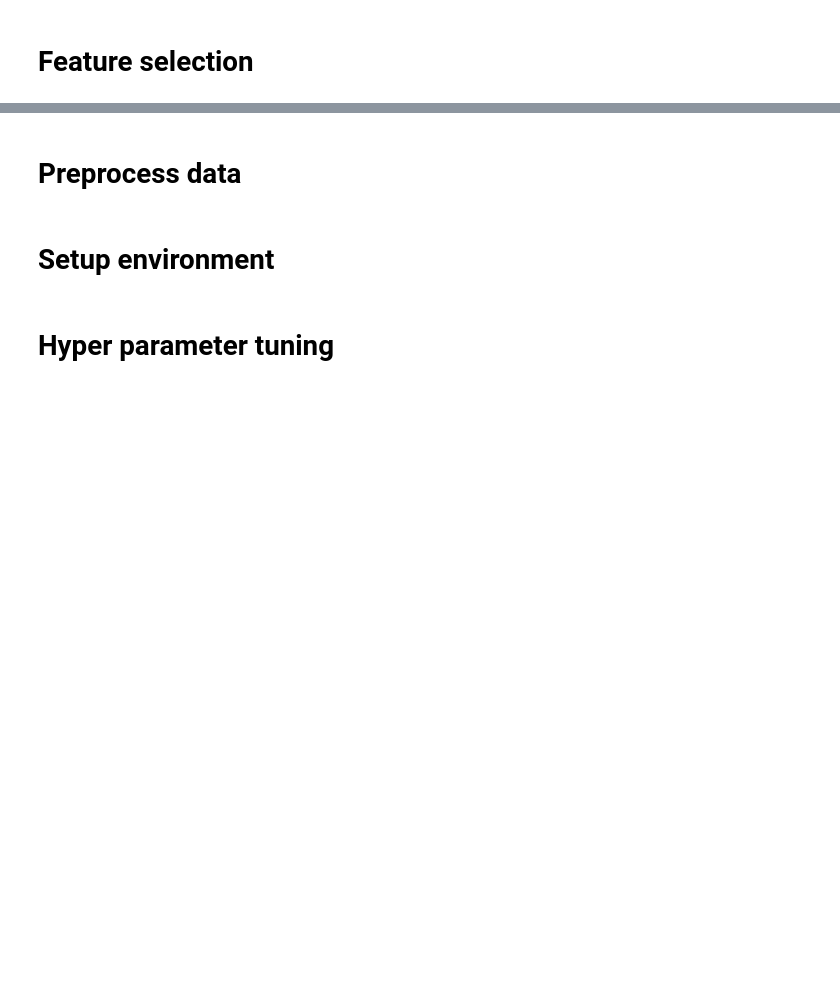
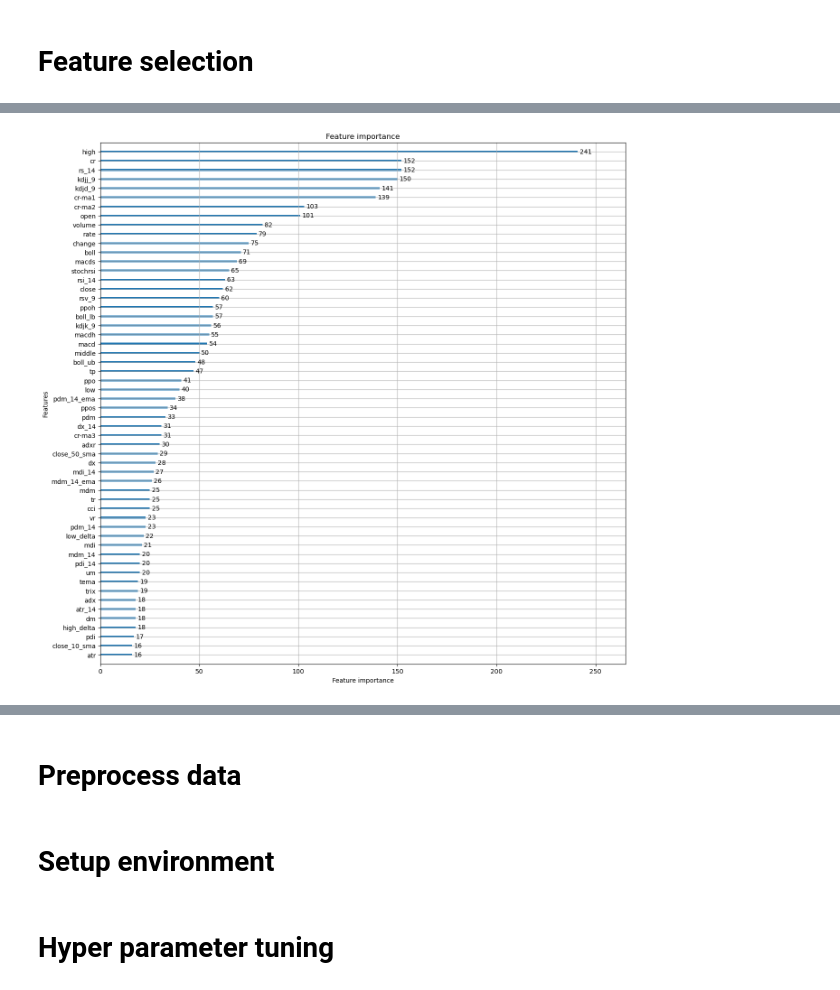
Before and after one commit to freedom5wind/StockTrading, a Jupyter notebook: ExpSingleStockTrading.ipynb, the cells around one changed output, grey strips where cells are left out. Cells and saved outputs as stored; diff of their text form; code cells hidden in the pictures; blank space fills up the shorter version.

```diff
--- a/ExpSingleStockTrading.ipynb
+++ b/ExpSingleStockTrading.ipynb
@@ -213,0 +287,4 @@ print(len(na_list))
+# %%
+_, _, files = next(os.walk(CLEAN_DATA_DIR))
+print(len(files))
+print(files)
@@ -259,14 +339,15 @@ if not os.path.exists(X_y_path):
         stats['log_diff_open']= np.log2(stats['open'] / stats['open_-1_s'])
         stats['log_diff_vol']= np.log2(stats['volume'] / stats['volume_-1_s'])
         stats['log_close/open'] = np.log2(stats['close'] / stats['open'])
-        stats.drop_column(['high_-1_s', 'low_-1_s', 'open_-1_s'], inplace=True)
+        stats.drop_column(['high_-1_s', 'low_-1_s', 'open_-1_s', 'volume_-1_s'], inplace=True)
         stats['log-ret_1_s']
         stats.rename(columns={'log-ret_1_s': 'y'}, inplace=True)
 
-        # drop date
+        # Drop date column
         stats.reset_index(drop=True, inplace=True)
 
-        # deal with nan
+        # Drop nan, inf
+        stats.replace([np.inf, -np.inf], np.nan, inplace=True)
         stats.dropna(inplace=True)
 
         if X_y is None:
@@ -299,5 +376,5 @@ Added 601998.SS.csv.
 # %%
 X_y_filename = 'x_y.csv'
 X_y_path = os.path.join(DATA_SAVE_DIR, X_y_filename)
-if X_y is None:
+if 'X_y' not in locals():
     X_y = pd.read_csv(X_y_path, index_col=False)
@@ -324,3 +422,20 @@ for i in range(len(feat_selector.support_)):
     else:
         print("Doesn't pass the test: ",
               X.columns[i], " - Ranking: ", feat_selector.ranking_[i])
+# %%
+# Feature selection with Boruta backend by lightGBM
+warnings.simplefilter("ignore", UserWarning)
+
+model = lightgbm.LGBMRegressor(num_boost_round=100, seed=114)
+
+feat_selector = BorutaPy(
+    verbose=2,
+    estimator=model,
+    n_estimators='auto',
+    random_state=114,
+    max_iter=400
+)
+
+X = np.array(X_y.drop(columns=['y']))
+y = np.array(X_y['y'])
+feat_selector.fit(X, y)
@@ -326,0 +465,17 @@ for i in range(len(feat_selector.support_)):
+# %%
+# Map yticklabels from Column_N to feature name.
+features = X_y.drop(columns=['y']).columns
+dict_features = dict(enumerate(features))
+
+ax = lightgbm.plot_importance(model, figsize=(15, 15))
+
+Text_yticklabels = list(ax.get_yticklabels())
+lst_yticklabels = [ Text_yticklabels[i].get_text().split('_')[-1] for i in range(len(Text_yticklabels))]
+lst_yticklabels = [ dict_features[int(i)] for i in lst_yticklabels]
+
+ax.set_yticklabels(lst_yticklabels)
+# print(Text_yticklabels)
+# print(dict_features)
+plt.show()
+# %% [output]
+[figure, added]
```
Also changed, not shown: parts of 34 cells of this notebook, 1 other file.
